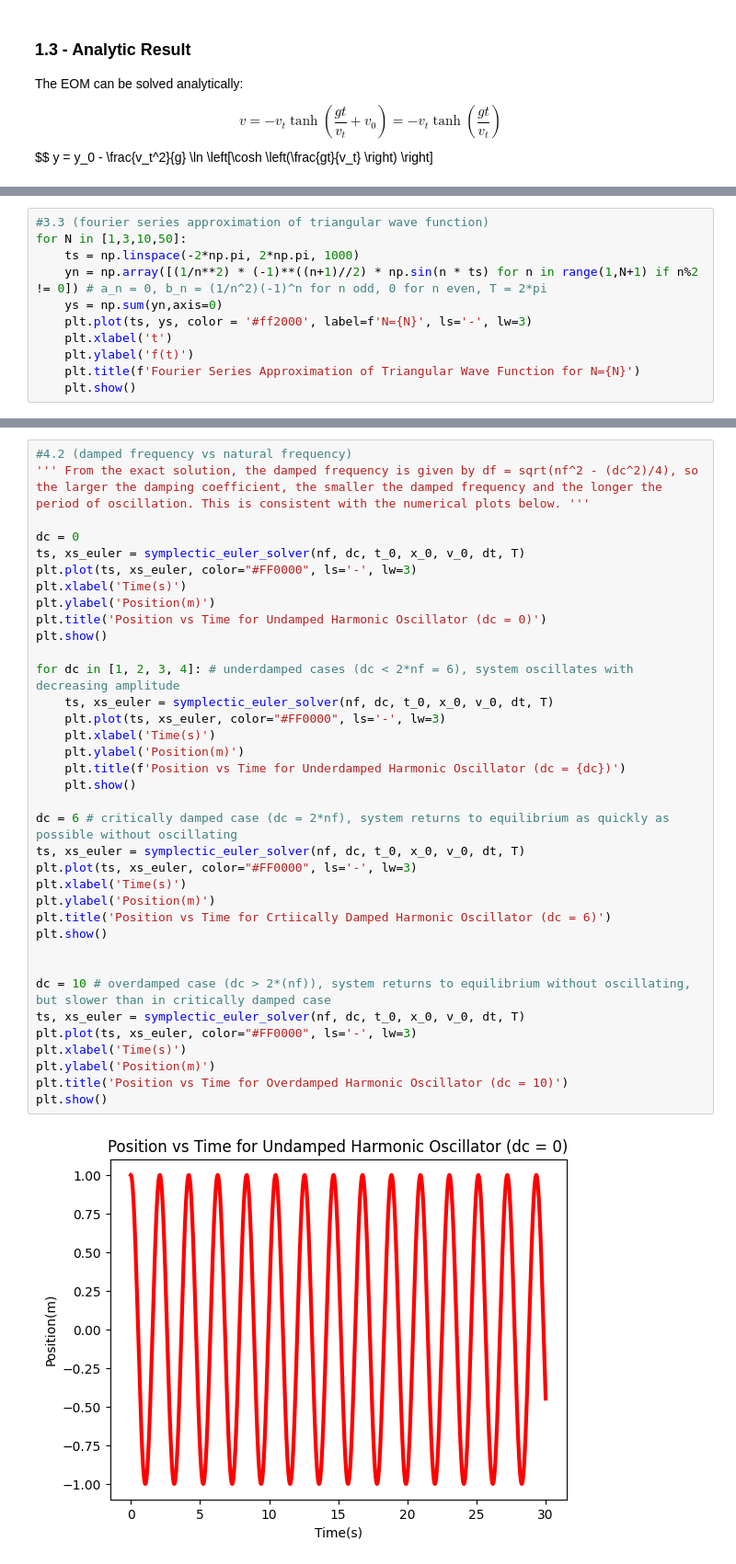
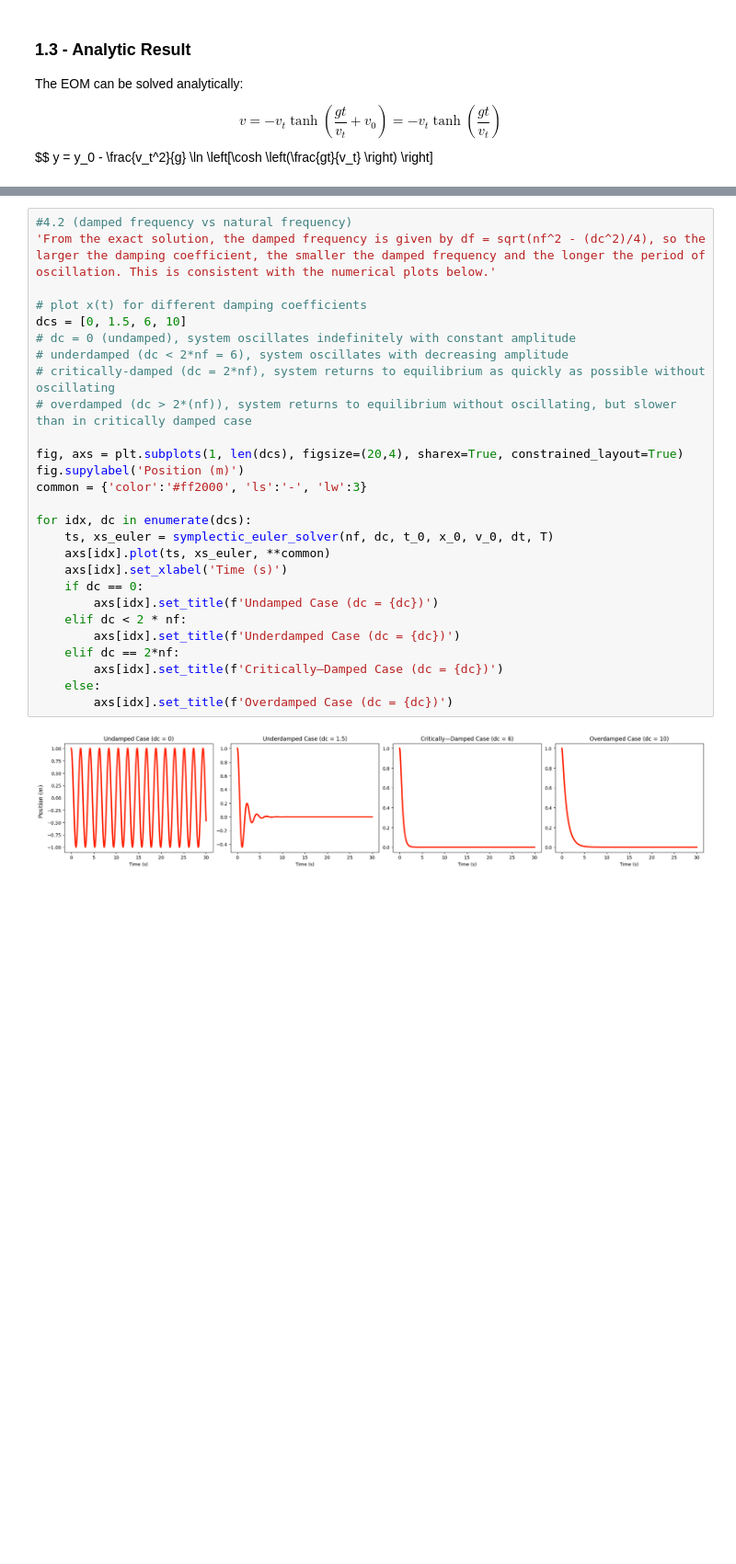
Before and after one commit to JacobGraham6489/physics-7321, a Jupyter notebook: Homeworks/HW2 Jacob Graham.ipynb, the cells around one changed output, grey strips where cells are left out. Shown: that part at 92% size. Drawn from its saved outputs; the diff is of its cells as text; blank space fills up the shorter version.

```diff
--- a/Homeworks/HW2 Jacob Graham.ipynb
+++ b/Homeworks/HW2 Jacob Graham.ipynb
@@ -182,11 +177,0 @@ for N in [1,3,10,50]:
-# %%
-#3.3 (fourier series approximation of triangular wave function)
-for N in [1,3,10,50]:
-    ts = np.linspace(-2*np.pi, 2*np.pi, 1000)
-    yn = np.array([(1/n**2) * (-1)**((n+1)//2) * np.sin(n * ts) for n in range(1,N+1) if n%2 != 0]) # a_n = 0, b_n = (1/n^2)(-1)^n for n odd, 0 for n even, T = 2*pi
-    ys = np.sum(yn,axis=0)
-    plt.plot(ts, ys, color = '#ff2000', label=f'N={N}', ls='-', lw=3)
-    plt.xlabel('t')
-    plt.ylabel('f(t)')
-    plt.title(f'Fourier Series Approximation of Triangular Wave Function for N={N}')
-    plt.show()
@@ -240,38 +221,29 @@ Text(0.5, 1.0, 'Position vs Time for Damped Harmonic Oscillator (dc = 0.5)')
 # %%
 #4.2 (damped frequency vs natural frequency)
-''' From the exact solution, the damped frequency is given by df = sqrt(nf^2 - (dc^2)/4), so the larger the damping coefficient, the smaller the damped frequency and the longer the period of oscillation. This is consistent with the numerical plots below. '''
+'From the exact solution, the damped frequency is given by df = sqrt(nf^2 - (dc^2)/4), so the larger the damping coefficient, the smaller the damped frequency and the longer the period of oscillation. This is consistent with the numerical plots below.'
 
-dc = 0
-ts, xs_euler = symplectic_euler_solver(nf, dc, t_0, x_0, v_0, dt, T)
-plt.plot(ts, xs_euler, color="#FF0000", ls='-', lw=3)
-plt.xlabel('Time(s)')
-plt.ylabel('Position(m)')
-plt.title('Position vs Time for Undamped Harmonic Oscillator (dc = 0)')
-plt.show()
+# plot x(t) for different damping coefficients
+dcs = [0, 1.5, 6, 10]
+# dc = 0 (undamped), system oscillates indefinitely with constant amplitude
+# underdamped (dc < 2*nf = 6), system oscillates with decreasing amplitude
+# critically-damped (dc = 2*nf), system returns to equilibrium as quickly as possible without oscillating
+# overdamped (dc > 2*(nf)), system returns to equilibrium without oscillating, but slower than in critically damped case
 
-for dc in [1, 2, 3, 4]: # underdamped cases (dc < 2*nf = 6), system oscillates with decreasing amplitude
+fig, axs = plt.subplots(1, len(dcs), figsize=(20,4), sharex=True, constrained_layout=True)
+fig.supylabel('Position (m)')
+common = {'color':'#ff2000', 'ls':'-', 'lw':3}
+
+for idx, dc in enumerate(dcs):
     ts, xs_euler = symplectic_euler_solver(nf, dc, t_0, x_0, v_0, dt, T)
-    plt.plot(ts, xs_euler, color="#FF0000", ls='-', lw=3)
-    plt.xlabel('Time(s)')
-    plt.ylabel('Position(m)')
-    plt.title(f'Position vs Time for Underdamped Harmonic Oscillator (dc = {dc})')
-    plt.show()
-
-dc = 6 # critically damped case (dc = 2*nf), system returns to equilibrium as quickly as possible without oscillating
-ts, xs_euler = symplectic_euler_solver(nf, dc, t_0, x_0, v_0, dt, T)
-plt.plot(ts, xs_euler, color="#FF0000", ls='-', lw=3)
-plt.xlabel('Time(s)')
-plt.ylabel('Position(m)')
-plt.title('Position vs Time for Crtiically Damped Harmonic Oscillator (dc = 6)')
-plt.show()
-
-
-dc = 10 # overdamped case (dc > 2*(nf)), system returns to equilibrium without oscillating, but slower than in critically damped case
-ts, xs_euler = symplectic_euler_solver(nf, dc, t_0, x_0, v_0, dt, T)
-plt.plot(ts, xs_euler, color="#FF0000", ls='-', lw=3)
-plt.xlabel('Time(s)')
-plt.ylabel('Position(m)')
-plt.title('Position vs Time for Overdamped Harmonic Oscillator (dc = 10)')
-plt.show()
+    axs[idx].plot(ts, xs_euler, **common)
+    axs[idx].set_xlabel('Time (s)')
+    if dc == 0:
+        axs[idx].set_title(f'Undamped Case (dc = {dc})')
+    elif dc < 2 * nf:
+        axs[idx].set_title(f'Underdamped Case (dc = {dc})')
+    elif dc == 2*nf:
+        axs[idx].set_title(f'Critically—Damped Case (dc = {dc})')
+    else:
+        axs[idx].set_title(f'Overdamped Case (dc = {dc})')
 # %% [output]
-[figure, old version]
+[figure, new version]
```
Also changed, not shown: parts of 11 cells of this notebook.
